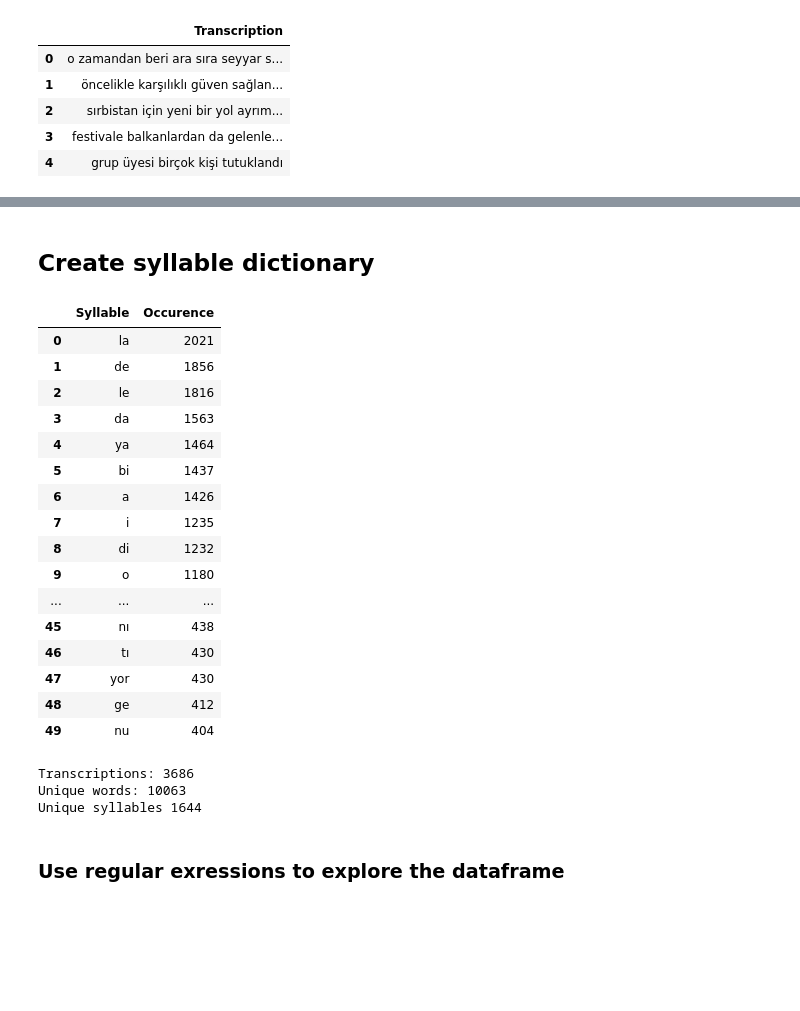
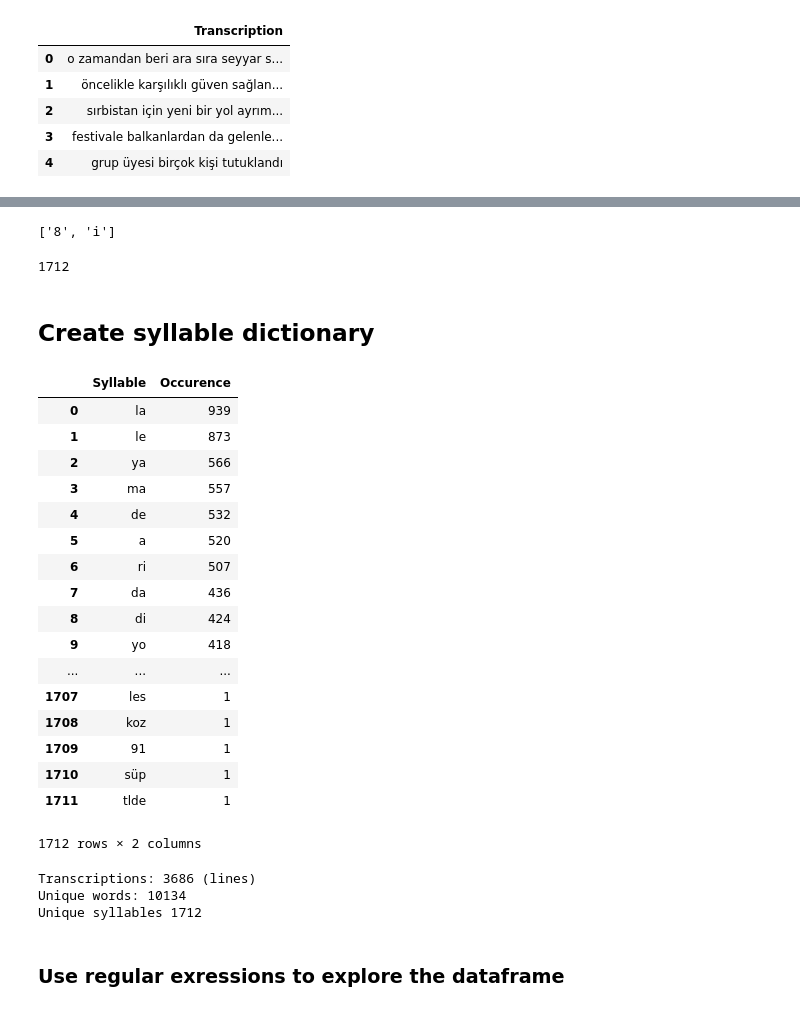
Before and after one commit to leonardo-iheme/AdresGezgini_interns, a Jupyter notebook: Turkish_Syllables_09072019.ipynb, the cells around one changed output, grey strips where cells are left out. Drawn from its saved outputs; the diff is of its cells as text; code cells hidden in the pictures; blank space fills up the shorter version.

```diff
--- a/Turkish_Syllables_09072019.ipynb
+++ b/Turkish_Syllables_09072019.ipynb
@@ -55,11 +50,0 @@ obj = detector.TurkishNLP()
-# %%
-# text from db
-doc = " ".join(df.Transcription.values)
-# remove punctuation and leading space
-words = doc.translate(str.maketrans('', '', string.punctuation))[1:].lower()
-
-# create the syllables from the words
-syllables = obj.syllabicate_sentence(words)
-
-# Make syllables into a sigle  long list
-Syllables = [item for slb in syllables for item in slb]
@@ -66,40 +136,62 @@ Syllables = [item for slb in syllables for item in slb]
+# %%
+print(get_syllables("8'i"))
+# %% [output]
+['8', 'i']
+# %%
+# text from db
+df = df.replace(to_replace=r'[,\.\?!;:]', value='', regex=True)
+doc = " ".join(df.Transcription.values).lower()
+
+# a dictionary to store the words with their number of appearence
+words = Counter(doc.split())
+
+syllables = Counter()
+for w in words:
+    syllables.update(get_syllables(w))
+# %%
+print(len(syllables))
+#for h in syllables:
+#    print(h)
+# %% [output]
+1712
 # %% [markdown]
 ## Create syllable dictionary
 # %%
 # Create a data frame for to analyse the syllables
 df_syllables = pd.DataFrame()
-df_syllables["Syllable"] = Counter(Syllables).keys()
-df_syllables["Occurence"] = Counter(Syllables).values()
+df_syllables["Syllable"] = syllables.keys()
+df_syllables["Occurence"] = syllables.values()
 
 # sort based on the number of occurences of each syllable
-df_syllables.sort_values(by=['Occurence'],ascending=False).reset_index(drop=True).head(50)
+df_syllables.sort_values(by=['Occurence'],ascending=False).reset_index(drop=True)
 # %% [output]
 |  | Syllable | Occurence |
-| 0 | la | 2021 |
-| 1 | de | 1856 |
-| 2 | le | 1816 |
-| 3 | da | 1563 |
-| 4 | ya | 1464 |
-| 5 | bi | 1437 |
-| 6 | a | 1426 |
-| 7 | i | 1235 |
-| 8 | di | 1232 |
-| 9 | o | 1180 |
+| 0 | la | 939 |
+| 1 | le | 873 |
+| 2 | ya | 566 |
+| 3 | ma | 557 |
+| 4 | de | 532 |
+| 5 | a | 520 |
+| 6 | ri | 507 |
+| 7 | da | 436 |
+| 8 | di | 424 |
+| 9 | yo | 418 |
 | ... | ... | ... |
-| 45 | nı | 438 |
-| 46 | tı | 430 |
-| 47 | yor | 430 |
-| 48 | ge | 412 |
-| 49 | nu | 404 |
+| 1707 | les | 1 |
+| 1708 | koz | 1 |
+| 1709 | 91 | 1 |
+| 1710 | süp | 1 |
+| 1711 | tlde | 1 |
+1712 rows × 2 columns
 # %%
 # No of transcriptions available
-print(f"Transcriptions: {df.shape[0]}")
-print(f"Unique words: {len(Counter(words.split()).keys())}")
+print(f"Transcriptions: {df.shape[0]}", "(lines)")
+print(f"Unique words: {len(words.keys())}")
 print(f"Unique syllables {df_syllables.shape[0]}")
 # %% [output]
-Transcriptions: 3686
-Unique words: 10063
-Unique syllables 1644
+Transcriptions: 3686 (lines)
+Unique words: 10134
+Unique syllables 1712
 # %% [markdown]
 ### Use regular exressions to explore the dataframe
 # %%
```
Also changed, not shown: parts of 7 cells of this notebook, 2 other files.
